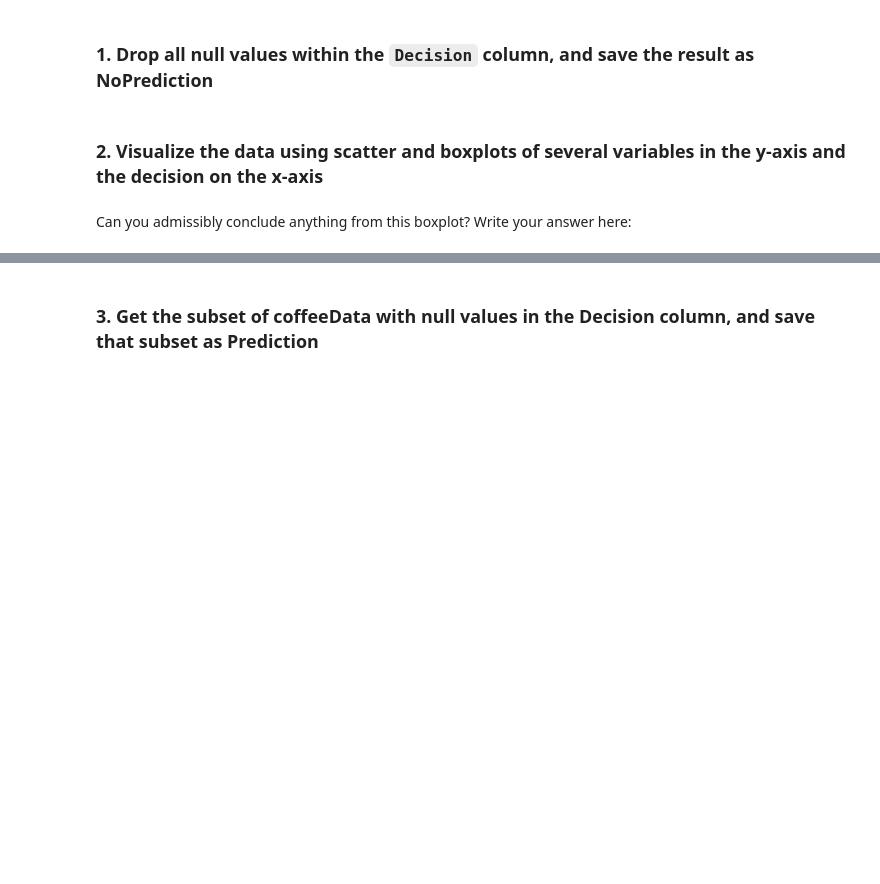
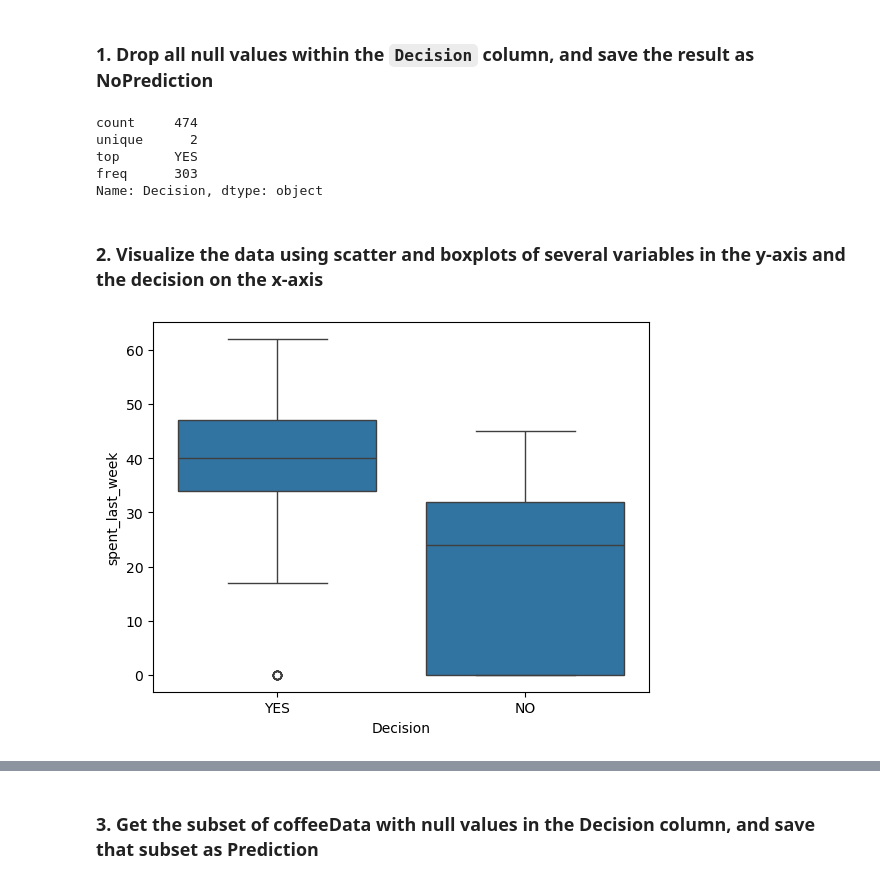
Before and after one commit to npandey472/CaseStudy_RRDinerCoffee, a Jupyter notebook: 1613148038_Springboard_Decision_Tree_Specialty_Coffee_Case_Study_28012021_2_/Springboard Decision Tree Specialty Coffee Case Study - Tier 3.ipynb, the cells around one changed output, grey strips where cells are left out. Drawn from its saved outputs; the diff is of its cells as text; code cells hidden in the pictures; blank space fills up the shorter version.

```diff
--- a/1613148038_Springboard_Decision_Tree_Specialty_Coffee_Case_Study_28012021_2_/Springboard Decision Tree Specialty Coffee Case Study - Tier 3.ipynb
+++ b/1613148038_Springboard_Decision_Tree_Specialty_Coffee_Case_Study_28012021_2_/Springboard Decision Tree Specialty Coffee Case Study - Tier 3.ipynb
@@ -226,7 +228,7 @@ _ _ _
 We now want to replace `1.0` and `0.0` in the `Decision` column by `YES` and `NO` respectively.
 # %%
 # Replace 1.0 and 0.0 by 'Yes' and 'No'
-_ _ _
-_ _ _
+coffeeData["Decision"] = coffeeData["Decision"].replace(1.0, "YES")
+coffeeData["Decision"] = coffeeData["Decision"].replace(0.0, "NO")
 # %%
 # Check that our replacing those values with 'YES' and 'NO' worked, with unique()
@@ -245,14 +249,20 @@ To execute the train/test split properly, we need to do five things:
 # NoPrediction will contain all known values for the decision
 # Call dropna() on coffeeData, and store the result in a variable NOPrediction
 # Call describe() on the Decision column of NoPrediction after calling dropna() on coffeeData
-_ _ _
-_ _ _
+NoPrediction = coffeeData.dropna()
+NoPrediction["Decision"].describe()
+# %% [output]
+count     474
+unique      2
+top       YES
+freq      303
+Name: Decision, dtype: object
 # %% [markdown]
 ### 2. Visualize the data using scatter and boxplots of several variables in the y-axis and the decision on the x-axis
 # %%
 # Exploring our new NOPrediction dataset
 # Make a boxplot on NOPrediction where the x axis is Decision, and the y axis is spent_last_week
-_ _ _
-_ _ _
+sns.boxplot(y="spent_last_week", x="Decision", data=NoPrediction)
+plt.show()
+# %% [output]
+[figure, added]
-# %% [markdown]
-Can you admissibly conclude anything from this boxplot? Write your answer here:
```
Also changed, not shown: parts of 9 cells of this notebook.
